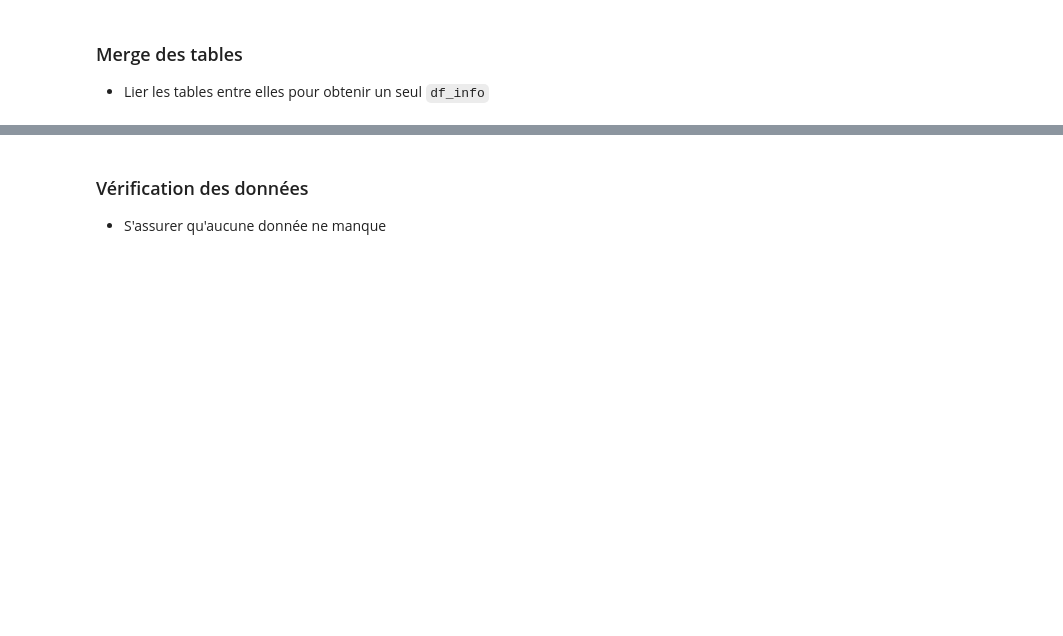
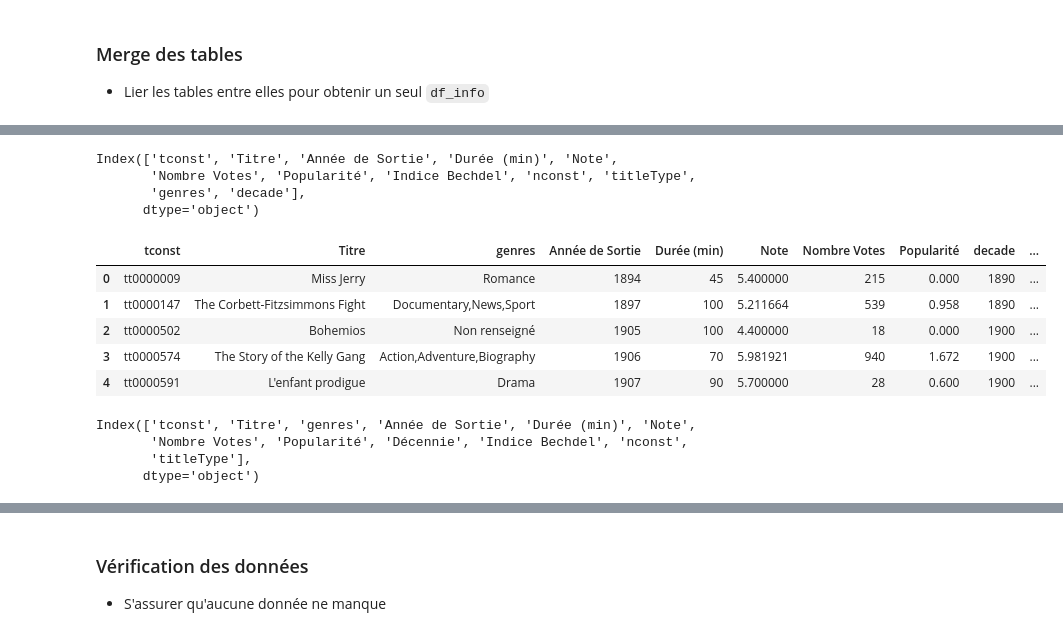
Before and after one commit to jpvt-data/AlgoCinema, a Jupyter notebook: donnees/notebooks/df_info.ipynb, the cells around one changed output, grey strips where cells are left out. Saved outputs shown, nothing was run; the diff lists cells and outputs as text; code cells hidden in the pictures; blank space fills up the shorter version.

```diff
--- a/donnees/notebooks/df_info.ipynb
+++ b/donnees/notebooks/df_info.ipynb
@@ -15,0 +29,6 @@ import pandas as pd
+# %%
+# Garder uniquement les colonnes qui ne sont pas de type booléen
+df_ml = df_ml.select_dtypes(exclude=['bool'])
+
+# Vérification
+df_ml.head()
@@ -15,0 +100,7 @@ import pandas as pd
+# %%
+# Convertir les colonnes en entier
+df_ml['Année de Sortie'] = df_ml['Année de Sortie'].fillna(0).astype(int)
+df_ml['Durée (min)'] = df_ml['Durée (min)'].fillna(0).astype(int)
+df_ml['Nombre Votes'] = df_ml['Nombre Votes'].fillna(0).astype(int)
+
+df_ml.head()
@@ -97,0 +298,4 @@ Name: count, Length: 1398, dtype: int64
+# %%
+df_merge_1 = pd.merge(df_ml, title_basics, on='tconst', how='left')
+
+df_merge_1.head()
@@ -97,0 +309,45 @@ Name: count, Length: 1398, dtype: int64
+# %%
+# Supprimer plusieurs colonnes
+colonnes_a_supprimer = ['startYear', 'runtimeMinutes']
+
+df_merge_1 = df_merge_1.drop(columns=colonnes_a_supprimer)
+
+# Vérification des colonnes restantes
+print(df_merge_1.columns)
+# %% [output]
+Index(['tconst', 'Titre', 'Année de Sortie', 'Durée (min)', 'Note',
+       'Nombre Votes', 'Popularité', 'Indice Bechdel', 'nconst', 'titleType',
+       'genres', 'decade'],
+      dtype='object')
+# %%
+# Liste des colonnes dans l'ordre désiré
+nouvel_ordre = [
+                'tconst', 'Titre', 'genres', 'Année de Sortie',
+                'Durée (min)', 'Note', 'Nombre Votes',
+                'Popularité', 'decade', 'Indice Bechdel',
+                'nconst', 'titleType',
+                ]
+
+# Réorganisation du DataFrame
+df_merge_1 = df_merge_1[nouvel_ordre]
+
+# Vérification
+df_merge_1.head()
+# %% [output]
+|  | tconst | Titre | genres | Année de Sortie | Durée (min) | Note | Nombre Votes | Popularité | decade | ... |
+| 0 | tt0000009 | Miss Jerry | Romance | 1894 | 45 | 5.400000 | 215 | 0.000 | 1890 | ... |
+| 1 | tt0000147 | The Corbett-Fitzsimmons Fight | Documentary,News,Sport | 1897 | 100 | 5.211664 | 539 | 0.958 | 1890 | ... |
+| 2 | tt0000502 | Bohemios | Non renseigné | 1905 | 100 | 4.400000 | 18 | 0.000 | 1900 | ... |
+| 3 | tt0000574 | The Story of the Kelly Gang | Action,Adventure,Biography | 1906 | 70 | 5.981921 | 940 | 1.672 | 1900 | ... |
+| 4 | tt0000591 | L'enfant prodigue | Drama | 1907 | 90 | 5.700000 | 28 | 0.600 | 1900 | ... |
+# %%
+# Renommer les colonnes en français
+df_merge_1 = df_merge_1.rename(columns={'decade': 'Décennie'})
+
+# Vérification des nouvelles colonnes
+print(df_merge_1.columns)
+# %% [output]
+Index(['tconst', 'Titre', 'genres', 'Année de Sortie', 'Durée (min)', 'Note',
+       'Nombre Votes', 'Popularité', 'Décennie', 'Indice Bechdel', 'nconst',
+       'titleType'],
+      dtype='object')
```
Also changed, not shown: parts of 24 cells of this notebook, 1 other file.
